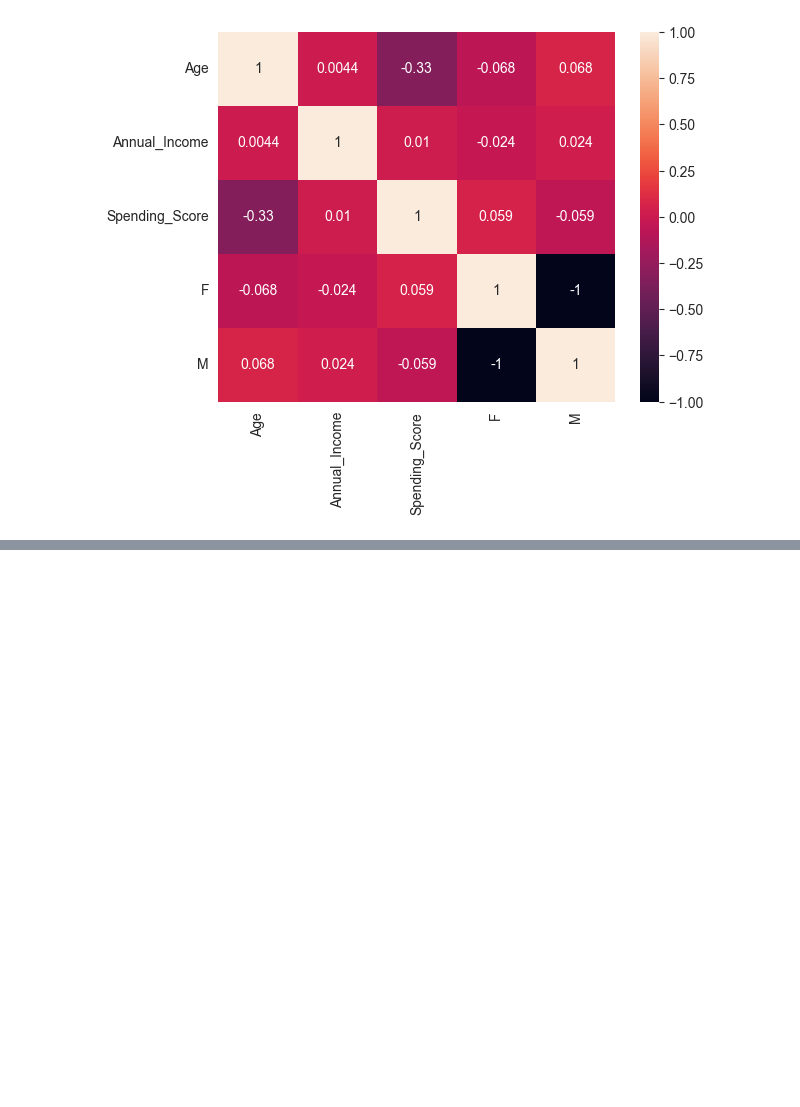
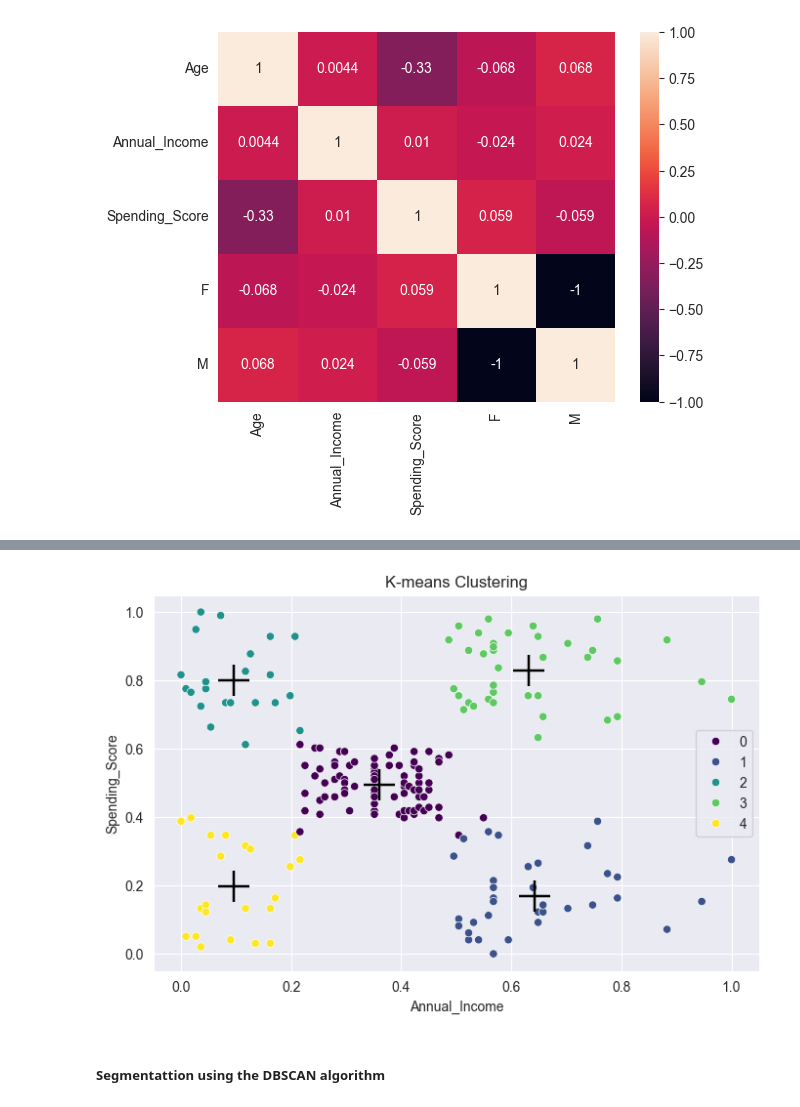
Before and after one commit to emkhalidi/customer-segmentation, a Jupyter notebook: customer_segmentation.ipynb, the cells around one changed output, grey strips where cells are left out. Drawn from its saved outputs; the diff is of its cells as text; code cells hidden in the pictures; blank space fills up the shorter version.

```diff
--- a/customer_segmentation.ipynb
+++ b/customer_segmentation.ipynb
@@ -302,0 +466,15 @@ sns.heatmap(df.corr(),
+# %%
+plt.figure(figsize = (8,5))
+clusters = kmeans.labels_
+centroids = kmeans.cluster_centers_
+
+sns.scatterplot(data=df_2, x='Annual_Income', y='Spending_Score', hue=clusters, palette='viridis')
+sns.scatterplot(x = centroids[:, 0], y = centroids[:, 1], color='black', marker="+", s=500)
+plt.title('K-means Clustering')
+plt.xlabel('Annual_Income')
+plt.ylabel('Spending_Score')
+plt.show()
+# %% [output]
+[figure, added]
+# %% [markdown]
+##### Segmentattion using the DBSCAN algorithm
```
Also changed, not shown: parts of 12 cells of this notebook.
